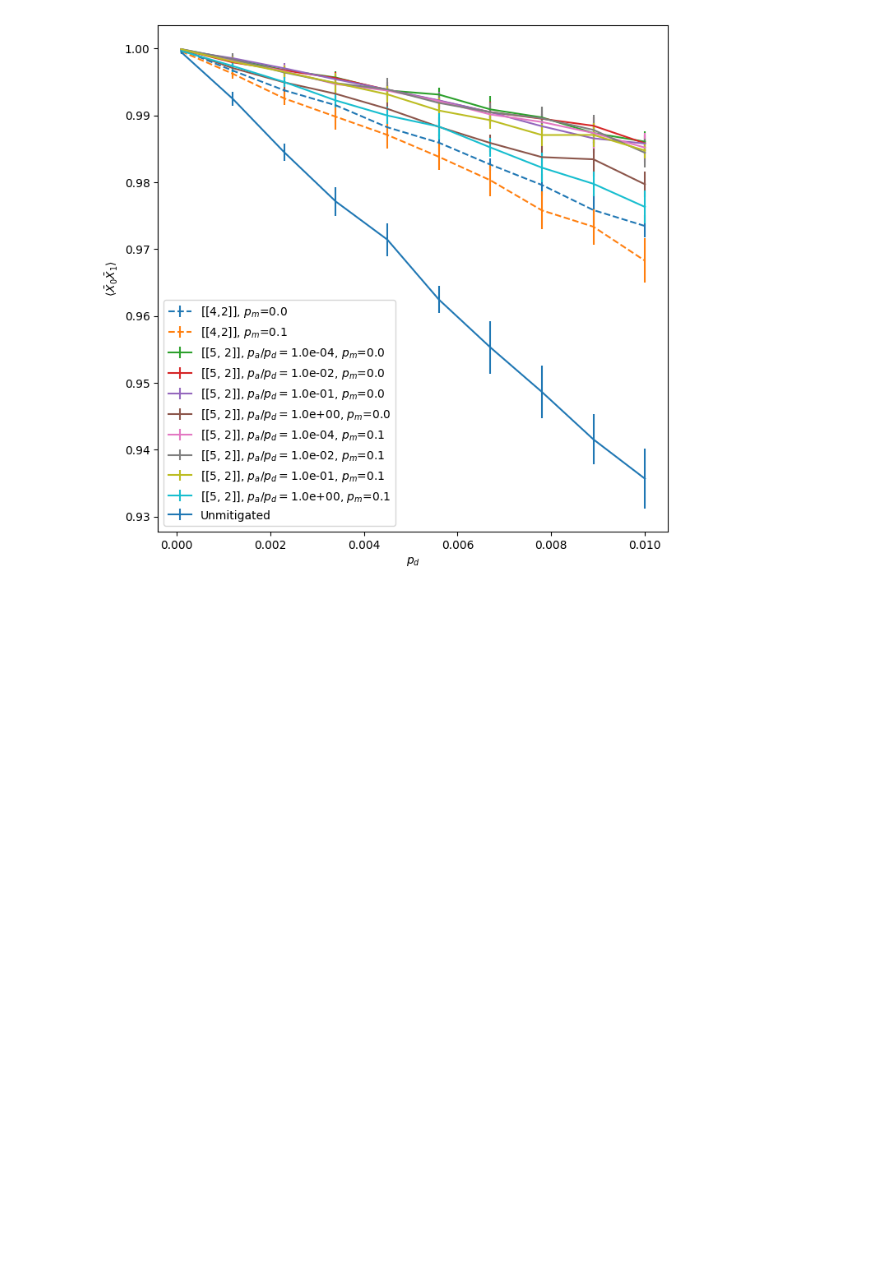
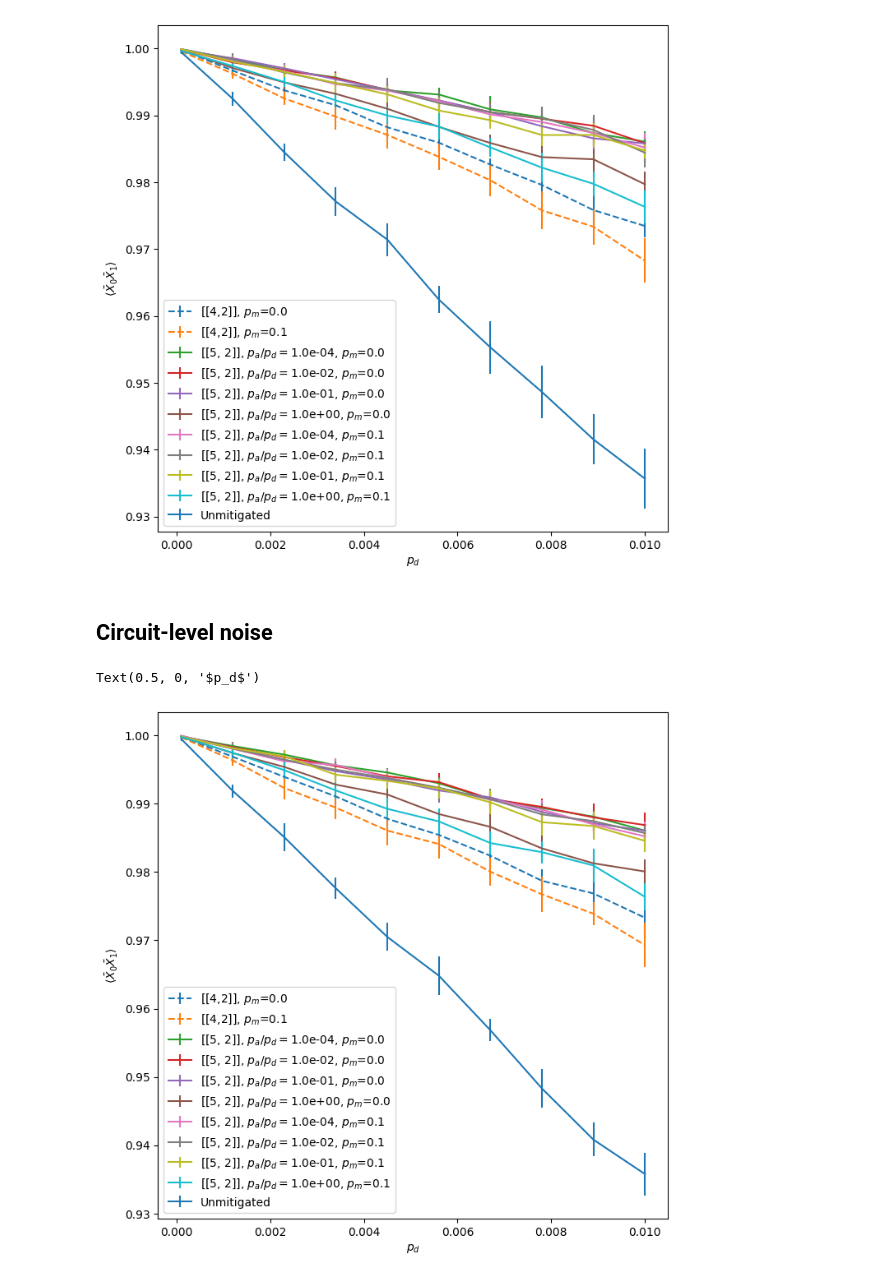
Before and after one commit to bdalfavero/encoded, a Jupyter notebook: experiments/fermions/detection/plots.ipynb, the cells around one changed output. Cells and saved outputs as stored; diff of their text form; code cells hidden in the pictures; blank space fills up the shorter version.

Commit message:
Replicated the existing result using cirq to give qubit-dependent noise rates.

```diff
--- a/experiments/fermions/detection/plots.ipynb
+++ b/experiments/fermions/detection/plots.ipynb
@@ -114,3 +114,30 @@ ax.set_xlabel(r"$p_d$")
 # %% [output]
 Text(0.5, 0, '$p_d$')
 [figure]
+# %% [markdown]
+## Circuit-level noise
+# %%
+df_u = pd.read_csv("four_qubit_unmitigated_ckt_level_result.csv")
+df_m = pd.read_csv("four_qubit_mitigated_ckt_level_result.csv")
+# %%
+df_5q = pd.read_csv("five_qubit_mitigated_ckt_level_result.csv")
+# %%
+fig, ax = plt.subplots(figsize=(8, 8))
+for meas_noise_rate in np.unique(df_m["meas_noise_rate"]):
+    df_m_nr = df_m[df_m["meas_noise_rate"] == meas_noise_rate]
+    ax.errorbar(df_m_nr["noise_rate"], df_m_nr["avg"], yerr=df_m_nr["std"], linestyle="--", label=rf"[[4,2]], $p_m$={meas_noise_rate}")
+for meas_noise_rate in np.unique(df_5q["meas_noise_rate"]):
+    df_5q_nr = df_5q[df_5q["meas_noise_rate"] == meas_noise_rate]
+    for noise_ratio in np.unique(df_5q_nr["noise_ratio"]):
+        df_5q_nr_r = df_5q_nr[df_5q_nr["noise_ratio"] == noise_ratio]
+        ax.errorbar(
+            df_5q_nr_r["noise_rate"], df_5q_nr_r["avg"], yerr=df_5q_nr_r["std"],
+            label=rf"[[5, 2]], $p_a/p_d=${noise_ratio:2.1e}, $p_m$={meas_noise_rate}"
+        )
+ax.errorbar(df_u["noise_rate"], df_u["avg"], yerr=df_u["std"], label="Unmitigated")
+ax.legend()
+ax.set_ylabel(r"$\langle \bar{X}_0\bar{X}_1 \rangle$")
+ax.set_xlabel(r"$p_d$")
+# %% [output]
+Text(0.5, 0, '$p_d$')
+[figure, added]
```
Also changed, not shown: 3 other files.
